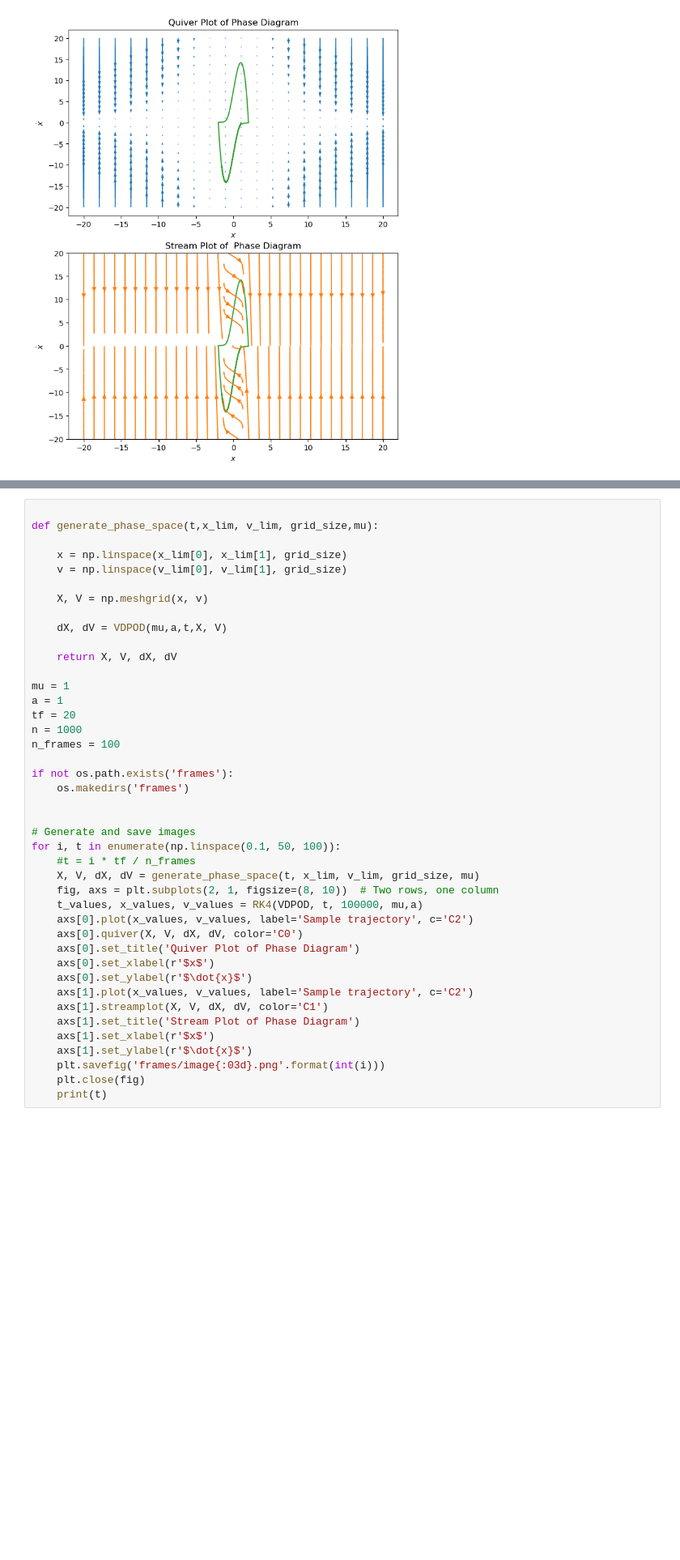
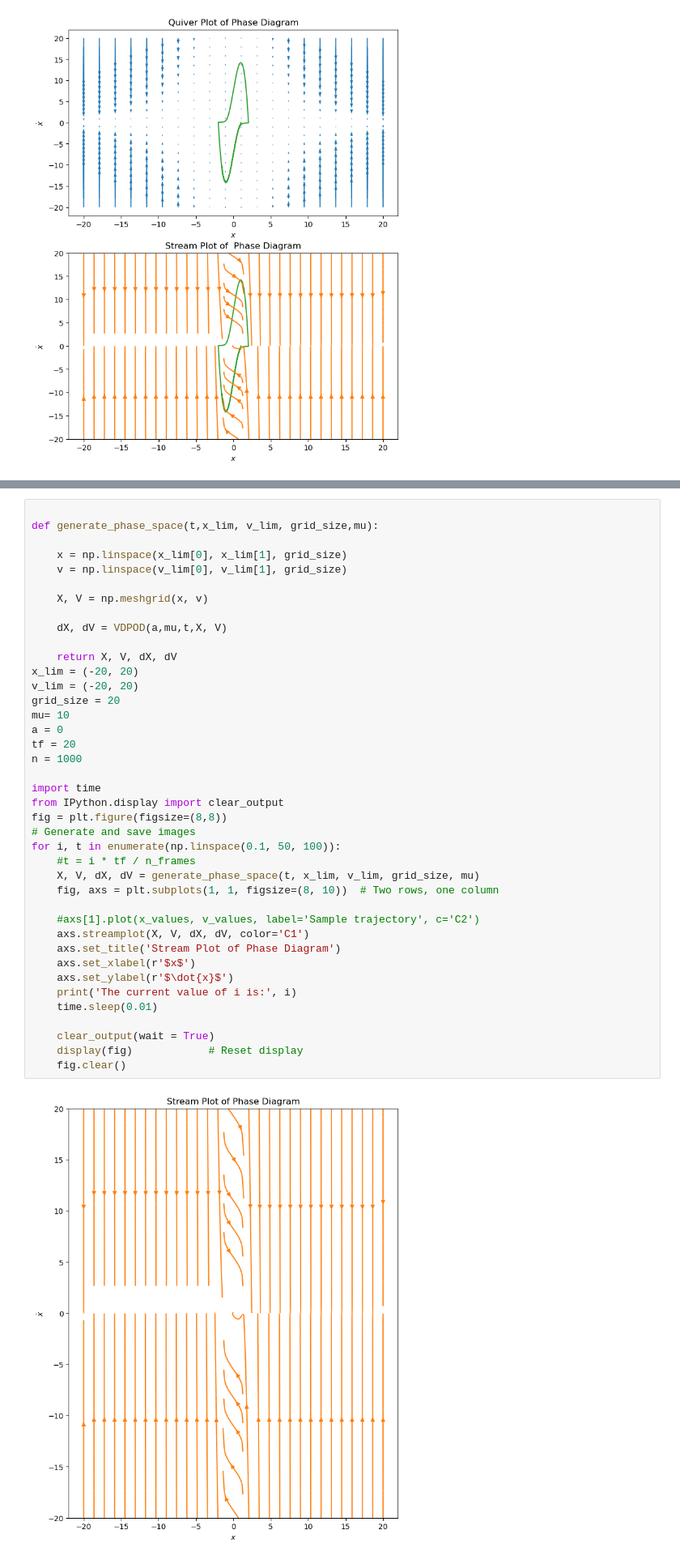
Before and after one commit to hasankin19/PHY-480-Project, a Jupyter notebook: PHY480-905_SemesterProjectTemplate.ipynb, the cells around one changed output, grey strips where cells are left out. Shown at 81% size. Cells and saved outputs as stored; diff of their text form; blank space fills up the shorter version.

```diff
--- a/PHY480-905_SemesterProjectTemplate.ipynb
+++ b/PHY480-905_SemesterProjectTemplate.ipynb
@@ -345,43 +385,42 @@ plt.show()
 # %%
 
 def generate_phase_space(t,x_lim, v_lim, grid_size,mu):
 
     x = np.linspace(x_lim[0], x_lim[1], grid_size)
     v = np.linspace(v_lim[0], v_lim[1], grid_size)
 
     X, V = np.meshgrid(x, v)
 
-    dX, dV = VDPOD(mu,a,t,X, V)
+    dX, dV = VDPOD(a,mu,t,X, V)
 
     return X, V, dX, dV
-
-mu = 1
-a = 1
+x_lim = (-20, 20)
+v_lim = (-20, 20)
+grid_size = 20
+mu= 10
+a = 0
 tf = 20
 n = 1000
-n_frames = 100
 
-if not os.path.exists('frames'):
-    os.makedirs('frames')
-
-
+import time
+from IPython.display import clear_output
+fig = plt.figure(figsize=(8,8))
 # Generate and save images
 for i, t in enumerate(np.linspace(0.1, 50, 100)):
     #t = i * tf / n_frames
     X, V, dX, dV = generate_phase_space(t, x_lim, v_lim, grid_size, mu)
-    fig, axs = plt.subplots(2, 1, figsize=(8, 10))  # Two rows, one column
-    t_values, x_values, v_values = RK4(VDPOD, t, 100000, mu,a)
-    axs[0].plot(x_values, v_values, label='Sample trajectory', c='C2')
-    axs[0].quiver(X, V, dX, dV, color='C0')
-    axs[0].set_title('Quiver Plot of Phase Diagram')
-    axs[0].set_xlabel(r'$x$')
-    axs[0].set_ylabel(r'$\dot{x}$')
-    axs[1].plot(x_values, v_values, label='Sample trajectory', c='C2')
-    axs[1].streamplot(X, V, dX, dV, color='C1')
-    axs[1].set_title('Stream Plot of Phase Diagram')
-    axs[1].set_xlabel(r'$x$')
-    axs[1].set_ylabel(r'$\dot{x}$')
-    plt.savefig('frames/image{:03d}.png'.format(int(i)))
-    plt.close(fig)
-    print(t)
+    fig, axs = plt.subplots(1, 1, figsize=(8, 10))  # Two rows, one column
+
+    #axs[1].plot(x_values, v_values, label='Sample trajectory', c='C2')
+    axs.streamplot(X, V, dX, dV, color='C1')
+    axs.set_title('Stream Plot of Phase Diagram')
+    axs.set_xlabel(r'$x$')
+    axs.set_ylabel(r'$\dot{x}$')
+    print('The current value of i is:', i)
+    time.sleep(0.01)
+
+    clear_output(wait = True)
+    display(fig)            # Reset display
+    fig.clear()
 # %% [output]
+[figure, added]
```
Also changed, not shown: parts of 12 cells of this notebook.
